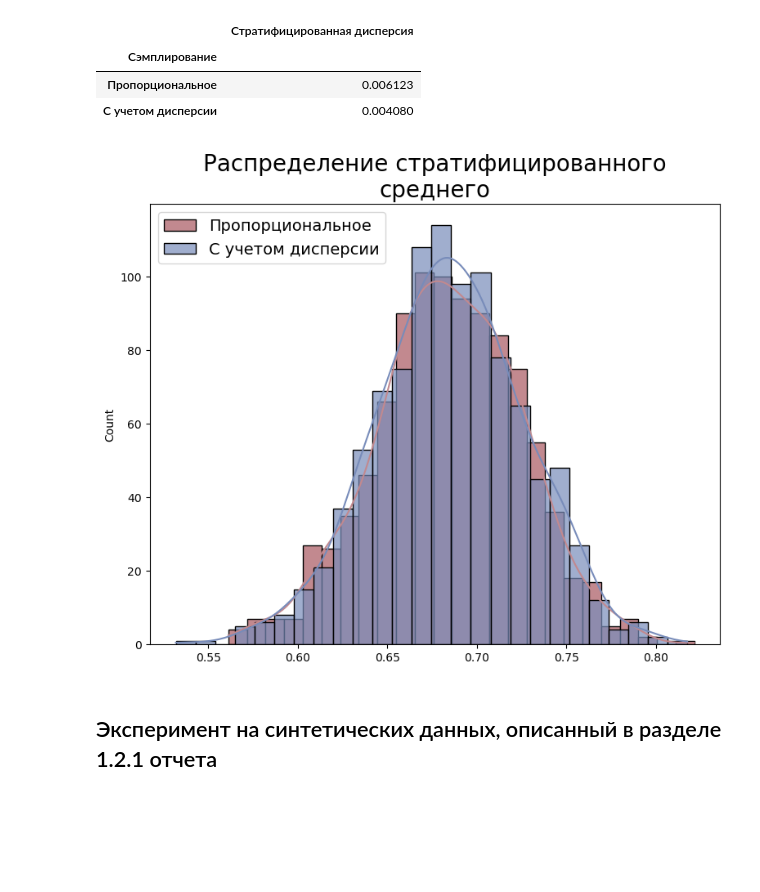
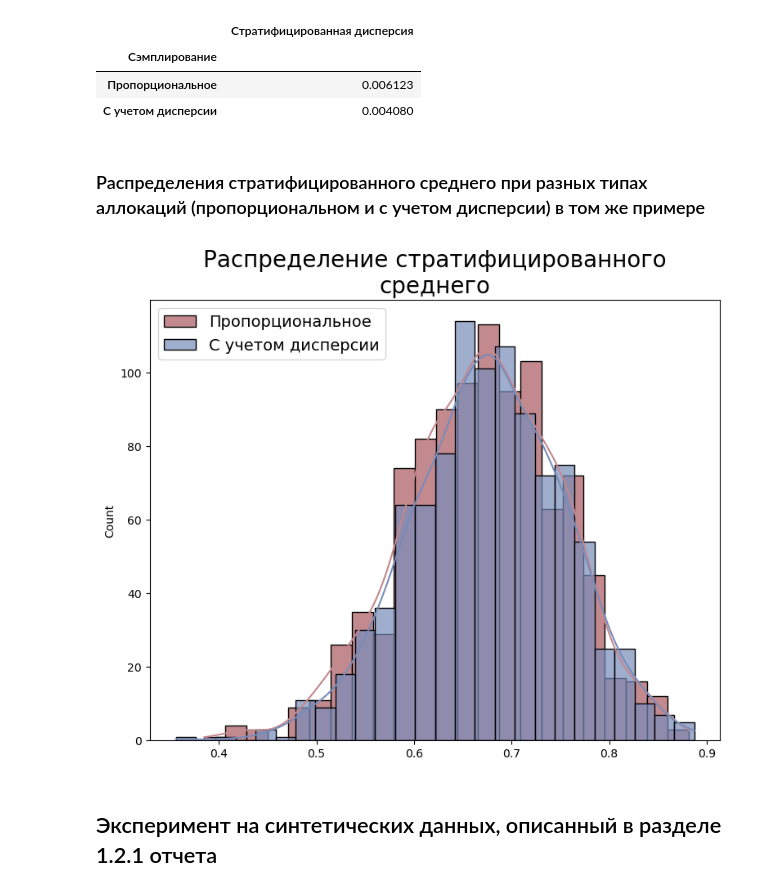
Before and after one commit to HDI-lab-HSE/ABTestingHDILab, a Jupyter notebook: Stratification_clustering_and_optimal_sampling.ipynb, the cells around one changed output. Cells and saved outputs as stored; diff of their text form; code cells hidden in the pictures; blank space fills up the shorter version.

```diff
--- a/Stratification_clustering_and_optimal_sampling.ipynb
+++ b/Stratification_clustering_and_optimal_sampling.ipynb
@@ -1139,49 +1144,58 @@ results
 | Сэмплирование |  |
 | Пропорциональное | 0.006123 |
 | С учетом дисперсии | 0.004080 |
+# %% [markdown]
+### Распределения стратифицированного среднего при разных типах аллокаций (пропорциональном и с учетом дисперсии) в том же примере
 # %%
-n = 100
-n_h = np.round((sizes * stds * n) / np.sum(stds * sizes)).astype(int)
-n_h_prop = np.round((n+2) * (sizes / TOTAL_SIZE)).astype(int)
+#размер выборки из ГС
+n = 30
+#n_h_var - размеры подвыборок из страт при сэмплировании с учетом дисперсии
+n_h_var = np.round((sizes * stds * n) / np.sum(stds * sizes)).astype(int)
+#n_h - размеры подвыборок из страт при пропорциональном сэмплировании
+n_h_prop = np.round(n * (sizes / TOTAL_SIZE)).astype(int)
 # %%
-n_iter = 10_00
+#число повторений эксперимента
+n_iter = 1000
 
-all_base_mean = []
-all_notbase_mean = []
+#стратифицированное среднее при пропорциональном сэмплировании
+prop_sample_mean = []
+#стратифицированное среднее при сэмплировании с учеом дисперсии
+var_sample_mean = []
 
 
 for i in tqdm(range(n_iter)):
-    mean_base = 0
-    mean_not_base = 0
+    #текущие оценки среднего для разных схем выбора элементов
+    prop_mean_cur = 0
+    var_mean_cur = 0
 
     index = 0
     for strata in strats:
         all_users_from_strata = strats[strata]
-
+        #веса стратификации
         weight = len(all_users_from_strata) / TOTAL_SIZE
-
+        #просто подсчет стратифицированного среднего с разными подвыборками
         np.random.seed(11 * i + 1)
         users_proportional = np.random.choice(all_users_from_strata,  n_h_prop[index], replace=False)
         if len(users_proportional) > 0:
-            mean_base += weight * df_aa.loc[df_aa["ID"].astype(int).isin(users_proportional), 'Loan_Status'].mean()
+            prop_mean_cur += weight * df_aa.loc[df_aa["ID"].astype(int).isin(users_proportional), 'Loan_Status'].mean()
 
         np.random.seed(13 * i + 1)
-        users_variance_min = np.random.choice(all_users_from_strata, n_h[index], replace=False)
+        users_variance_min = np.random.choice(all_users_from_strata, n_h_var[index], replace=False)
         if len(users_variance_min) > 0:
-            mean_not_base += weight * df_aa.loc[df_aa["ID"].astype(int).isin(users_variance_min), 'Loan_Status'].mean()
+            var_mean_cur += weight * df_aa.loc[df_aa["ID"].astype(int).isin(users_variance_min), 'Loan_Status'].mean()
 
         index += 1
-
-    all_base_mean.append(mean_base)
-    all_notbase_mean.append(mean_not_base)
+    #сохраняем результаты
+    prop_sample_mean.append(prop_mean_cur)
+    var_sample_mean.append(var_mean_cur)
 # %%
-sns.histplot(all_base_mean, kde=True, color="#c2898f", alpha=1, label="Пропорциональное")
-sns.histplot(all_notbase_mean, kde=True, color="#788cba", alpha=0.7, label="С учетом дисперсии")
+sns.histplot(prop_sample_mean, kde=True, color="#c2898f", alpha=1, label="Пропорциональное")
+sns.histplot(var_sample_mean, kde=True, color="#788cba", alpha=0.7, label="С учетом дисперсии")
 plt.legend(fontsize=14, loc='upper left')
 plt.title("Распределение стратифицированного\nсреднего", fontsize=20)
 plt.show()
 # %% [output]
-[figure, old version]
+[figure, new version]
 # %% [markdown]
 ## Эксперимент на синтетических данных, описанный в разделе 1.2.1 отчета
 # %%
```
Also changed, not shown: parts of 22 cells of this notebook, 2 other files.
